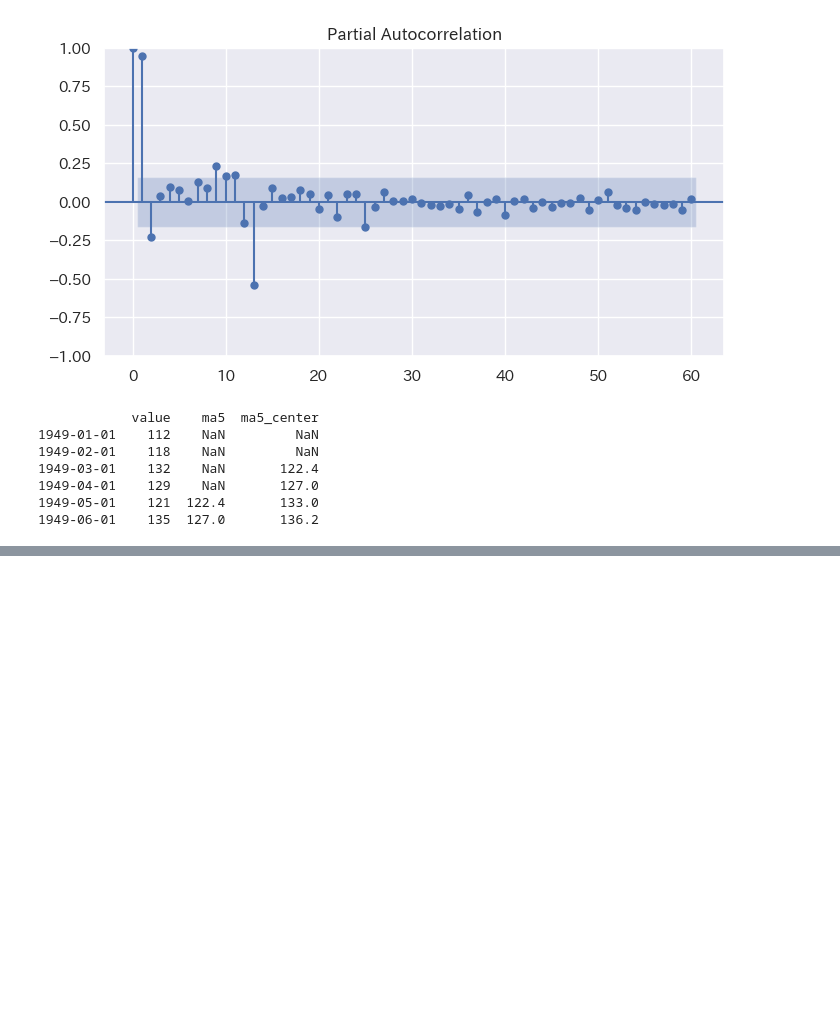
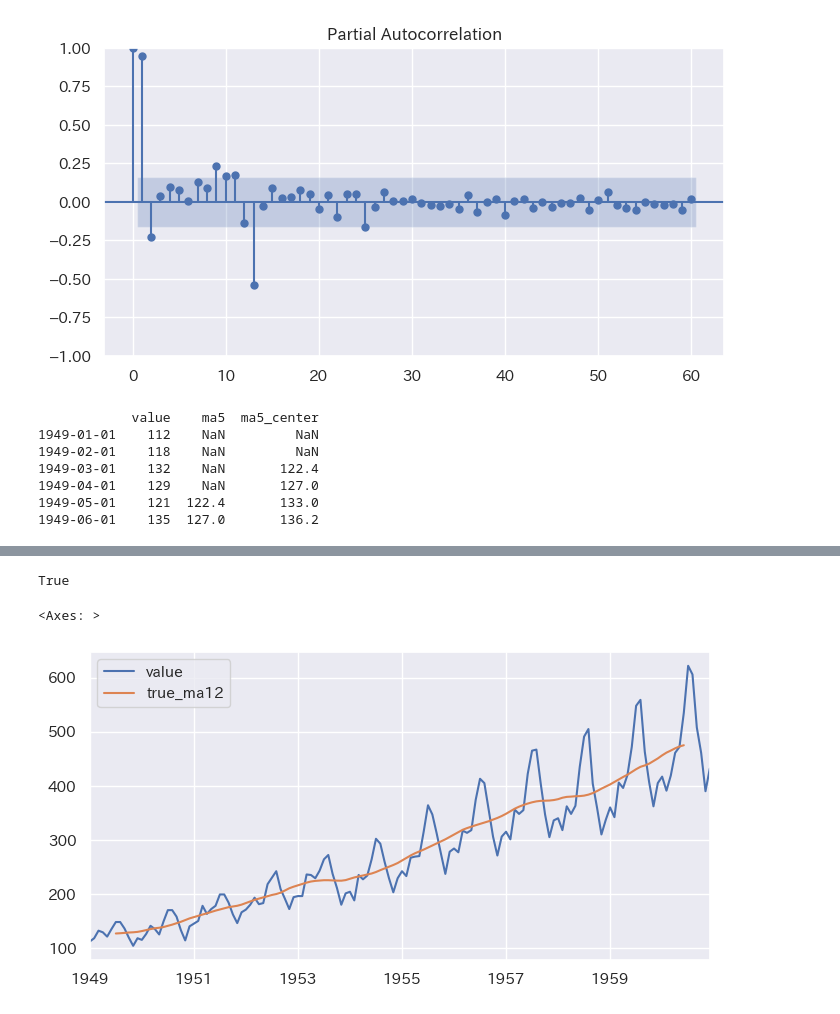
Before and after one commit to maton369/Python_Time_Series_Intro, a Jupyter notebook: 2-5-Pythonによる時系列分析の基本.ipynb, the cells around one changed output, grey strips where cells are left out. Drawn from its saved outputs; the diff is of its cells as text; code cells hidden in the pictures; blank space fills up the shorter version.

```diff
--- a/2-5-Pythonによる時系列分析の基本.ipynb
+++ b/2-5-Pythonによる時系列分析の基本.ipynb
@@ -388,3 +388,21 @@ print(air_passengers_ma.head(6))
 1949-04-01    129    NaN       127.0
 1949-05-01    121  122.4       133.0
 1949-06-01    135  127.0       136.2
+# %%
+# 4時点移動平均
+air_passengers_ma["ma4_center"] = (
+    air_passengers_ma["value"].rolling(window=4, center=True).mean()
+)
+# → 「4期間（4か月）」のデータを使って移動平均を算出する。
+#   'center=True' により、現在の時点を中心に2期間前〜1期間後の値を平均化。
+#   例：4月の値は「2月・3月・4月・5月」の平均になる。
+#   → 偶数期間の移動平均では、結果が時系列上で半期間ずれる傾向がある。
+
+# 移動平均結果を確認
+print(air_passengers_ma[["value", "ma4_center"]].head(4))
+# → データの先頭4行を表示して、最初の部分の平均値が計算されているか確認。
+#   最初の2行ほどはデータが足りないため NaN になる。
+
+print(air_passengers_ma[["value", "ma4_center"]].tail(4))
+# → データの末尾4行を表示して、終盤の平均値も正しく算出されているか確認。
+#   同様に最後の数点は NaN になる（平均に必要なデータが不足するため）。
@@ -390,0 +519,61 @@ print(air_passengers_ma.head(6))
+# %%
+# 参考：2つの方法で求めた中心化移動平均（true_ma4）の一致確認
+
+# 目的：
+#   - 「二重移動平均」で求めた結果（air_passengers_ma['true_ma4']）と、
+#     「重み付き移動平均（加重平均）」で求めた結果（true_ma4）が
+#     一致しているかを確認する。
+
+# 手順：
+#   ① dropna()：
+#        NaNを除外して比較を正確に行う。
+#   ② == :
+#        各時点ごとに2つのSeriesの値が等しいか（True/False）を確認。
+#   ③ **2 :
+#        論理値（True/False）を数値化（True=1, False=0）し、
+#        平方することで全てTrue（1）なら完全一致を示す。
+#   ④ np.all():
+#        全要素がTrueならTrueを返す（＝すべて一致）。
+
+# 結果：
+#   - True → 2つの手法による結果が完全に一致している。
+#   - False → 計算精度や端点処理で差異がある。
+
+np.all((air_passengers_ma["true_ma4"].dropna() == true_ma4.dropna()) ** 2)
+# %% [output]
+True
+# %%
+# 12時点中心化移動平均（トレンド抽出）の実装
+
+# 目的：
+#   月次の変動が大きい「飛行機乗客数データ」から、
+#   長期的なトレンド（滑らかな変化）を取り出す。
+
+# 処理手順：
+# -------------------------------------------------------
+# ① 12時点単純移動平均（ma12_center）：
+#     - 各月を中心として前後6か月を含む12か月分の平均を計算。
+#     - 季節的な周期をおおまかに平滑化する。
+
+# ② 二重移動平均（true_ma12）：
+#     - 12時点移動平均(ma12_center)に対してさらに2時点の移動平均を計算。
+#     - shift(-1)で時系列の中心を揃え、「中心化移動平均」を実現。
+#     - これにより、より正確なトレンド線を得る。
+
+# ③ 可視化：
+#     - 原系列（value）と中心化12時点移動平均（true_ma12）を比較。
+#     - 季節変動をならした長期傾向を視覚的に確認できる。
+
+air_passengers_ma["ma12_center"] = (
+    air_passengers_ma["value"].rolling(window=12, center=True).mean()
+)
+
+air_passengers_ma["true_ma12"] = (
+    air_passengers_ma["ma12_center"].rolling(window=2).mean().shift(-1)
+)
+
+# 原系列と12時点中心化移動平均の比較をプロット
+air_passengers_ma[["value", "true_ma12"]].plot()
+# %% [output]
+<Axes: >
+[figure, added]
```
Also changed, not shown: parts of 5 cells of this notebook.
